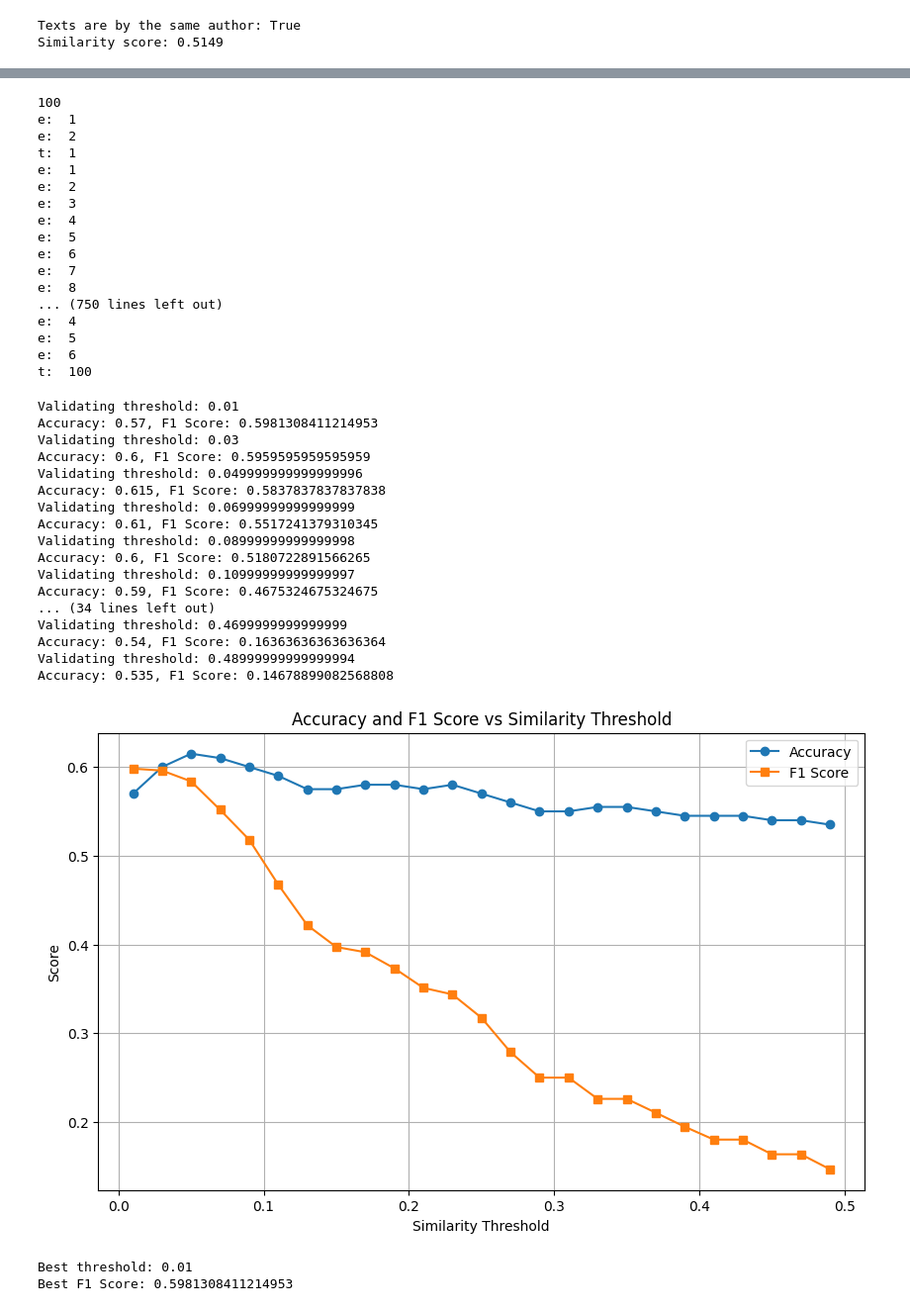
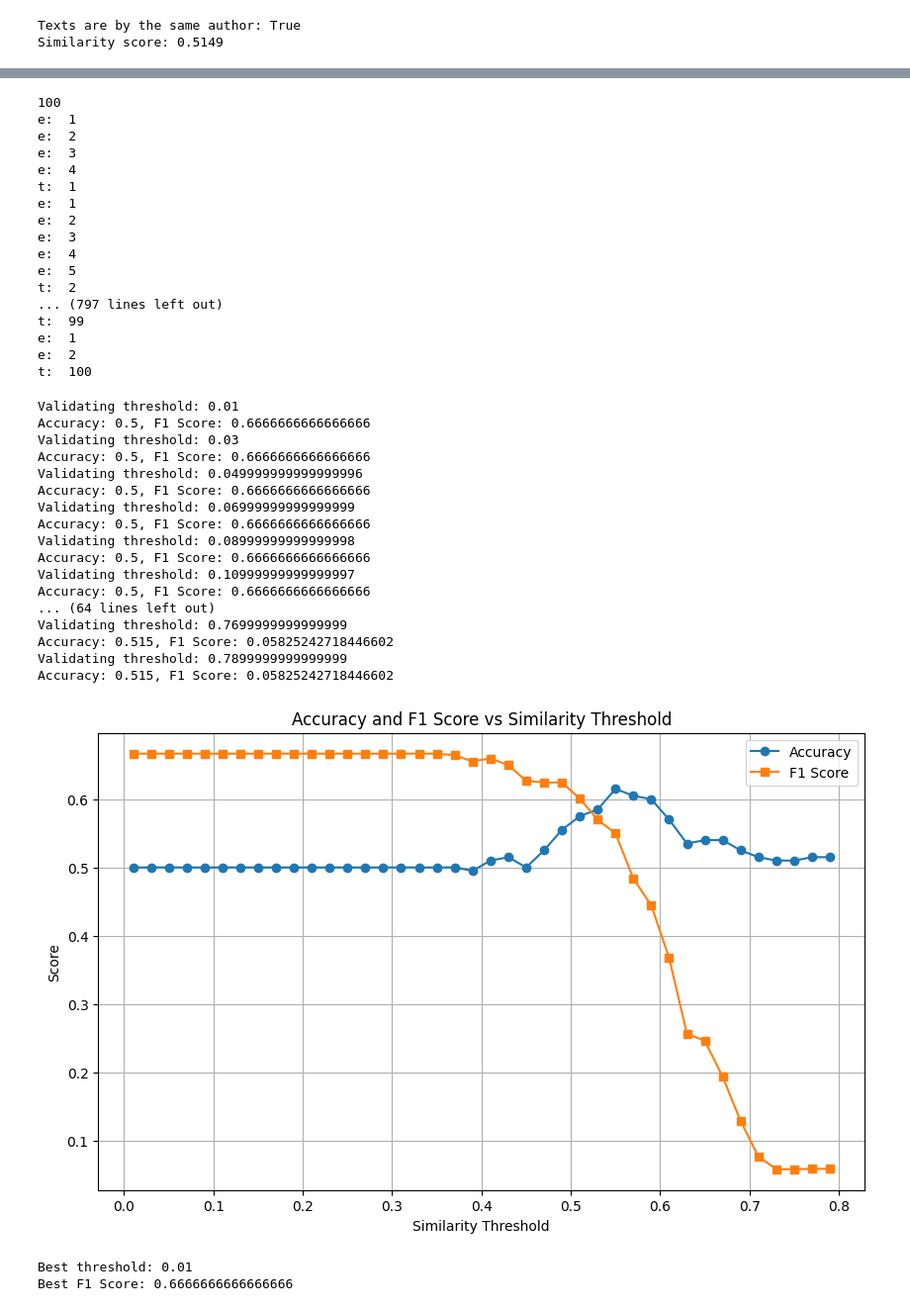
Before and after one commit to mcantimmy/Shared-Specific-Distinctive-Tendencies, a Jupyter notebook: AV.ipynb, the cells around one changed output, grey strips where cells are left out. Shown: that part at 99% size. Cells and saved outputs as stored; diff of their text form; code cells hidden in the pictures.

Commit message:
centered similarity

```diff
--- a/AV.ipynb
+++ b/AV.ipynb
@@ -459,8 +459,9 @@ def validate_similarities(model, tokenizer, pairs, device):
     similarities = []
     for text1, text2 in tqdm(pairs, desc="Computing similarities"):
         similarity = predict_authorship(model, tokenizer, text1, text2, device)
+        centered_similarity = 0.5 * (similarity + 1)
         #similarity = model_similarity(model, emb1, emb2)
-        similarities.append(similarity)
+        similarities.append(centered_similarity)
     #softsims = softmax(similarities)
     return similarities
 
@@ -495,7 +496,7 @@ def main():
     pairs, labels = create_pairs(texts, authors, n_pairs=200)
 
     # Validate thresholds
-    thresholds = np.arange(0.01, 0.5, 0.02)
+    thresholds = np.arange(0.01, 0.8, 0.02)
     accuracies = []
     f1_scores = []
 
@@ -519,51 +520,51 @@ def main():
     plt.savefig('validation_results.png')
     plt.show()
 
     # Find best threshold
     best_threshold = thresholds[np.argmax(f1_scores)]
     print(f"Best threshold: {best_threshold}")
     print(f"Best F1 Score: {max(f1_scores)}")
 
 if __name__ == "__main__":
     main()
 # %% [output]
 Using device: cuda
 Some weights of RobertaModel were not initialized from the model checkpoint at roberta-base and are newly initialized: ['roberta.pooler.dense.bias', 'roberta.pooler.dense.weight']
 You should probably TRAIN this model on a down-stream task to be able to use it for predictions and inference.
 100
 e:  1
 e:  2
+e:  3
+e:  4
 t:  1
 e:  1
 e:  2
 e:  3
 e:  4
 e:  5
-e:  6
-e:  7
-e:  8
-... (750 lines left out)
-e:  4
-e:  5
-e:  6
+t:  2
+... (797 lines left out)
+t:  99
+e:  1
+e:  2
 t:  100
 Validating threshold: 0.01
-Accuracy: 0.57, F1 Score: 0.5981308411214953
+Accuracy: 0.5, F1 Score: 0.6666666666666666
 Validating threshold: 0.03
-Accuracy: 0.6, F1 Score: 0.5959595959595959
+Accuracy: 0.5, F1 Score: 0.6666666666666666
 Validating threshold: 0.049999999999999996
-Accuracy: 0.615, F1 Score: 0.5837837837837838
+Accuracy: 0.5, F1 Score: 0.6666666666666666
 Validating threshold: 0.06999999999999999
-Accuracy: 0.61, F1 Score: 0.5517241379310345
+Accuracy: 0.5, F1 Score: 0.6666666666666666
 Validating threshold: 0.08999999999999998
-Accuracy: 0.6, F1 Score: 0.5180722891566265
+Accuracy: 0.5, F1 Score: 0.6666666666666666
 Validating threshold: 0.10999999999999997
-Accuracy: 0.59, F1 Score: 0.4675324675324675
-... (34 lines left out)
-Validating threshold: 0.4699999999999999
-Accuracy: 0.54, F1 Score: 0.16363636363636364
-Validating threshold: 0.48999999999999994
-Accuracy: 0.535, F1 Score: 0.14678899082568808
+Accuracy: 0.5, F1 Score: 0.6666666666666666
+... (64 lines left out)
+Validating threshold: 0.7699999999999999
+Accuracy: 0.515, F1 Score: 0.05825242718446602
+Validating threshold: 0.7899999999999999
+Accuracy: 0.515, F1 Score: 0.05825242718446602
-[figure, old version]
+[figure, new version]
 Best threshold: 0.01
-Best F1 Score: 0.5981308411214953
+Best F1 Score: 0.6666666666666666
```
Also changed, not shown: 1 other file.
